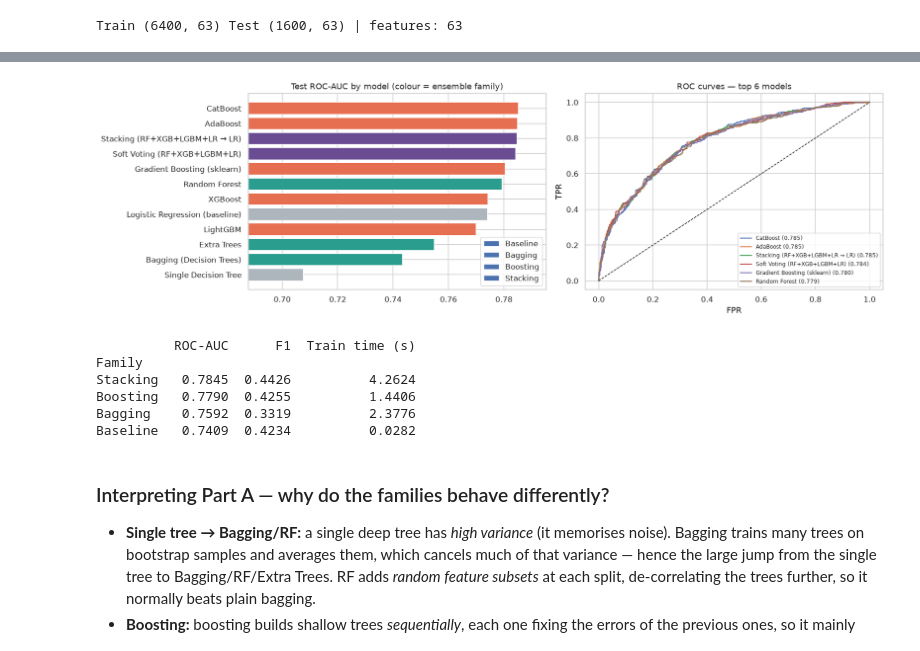
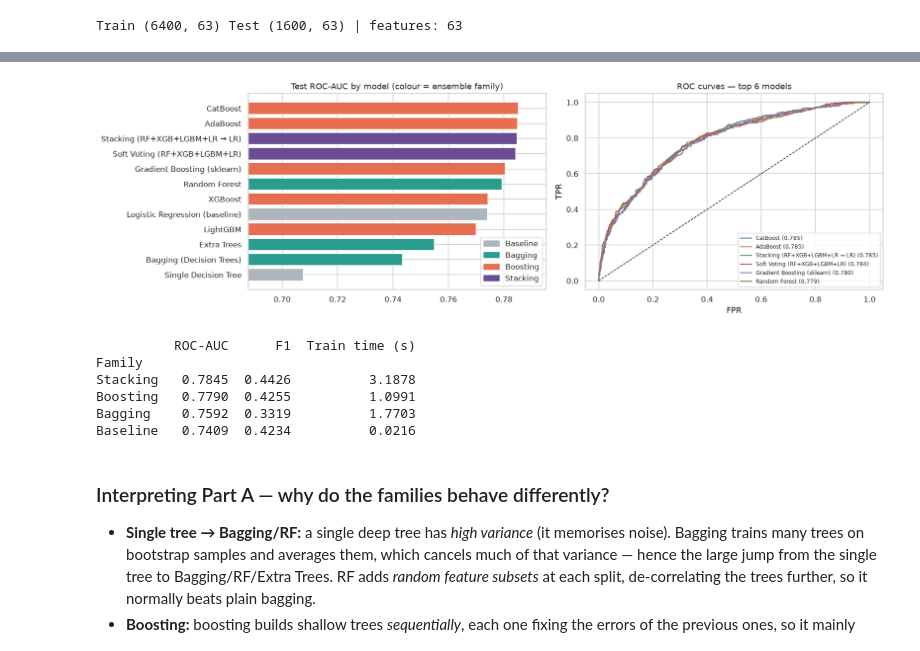
Before and after one commit to navo1212/lanka-ensemble-lab, a Jupyter notebook: LankaEnsemble_Lab.ipynb, the cells around one changed output, grey strips where cells are left out. Drawn from its saved outputs; the diff is of its cells as text; code cells hidden in the pictures.

```diff
--- a/LankaEnsemble_Lab.ipynb
+++ b/LankaEnsemble_Lab.ipynb
@@ -459,25 +459,25 @@ Soft Voting (RF+XGB+LGBM+LR)           AUC=0.7842  F1=0.434  (1.3s)
 # %%
 fam_colors = {"Baseline": "#adb5bd", "Bagging": "#2a9d8f", "Boosting": "#e76f51", "Stacking": "#6a4c93"}
 fig, ax = plt.subplots(1, 2, figsize=(16, 5))
 a = arena.sort_values("ROC-AUC")
 ax[0].barh(a.Model, a["ROC-AUC"], color=[fam_colors[f] for f in a.Family])
 ax[0].set_xlim(a["ROC-AUC"].min() - 0.02, a["ROC-AUC"].max() + 0.01); ax[0].set_title("Test ROC-AUC by model (colour = ensemble family)")
-for f, c in fam_colors.items(): ax[0].barh([], [], color=c, label=f)
-ax[0].legend(loc="lower right")
+from matplotlib.patches import Patch
+ax[0].legend(handles=[Patch(color=c, label=f) for f, c in fam_colors.items()], loc="lower right")
 for name in arena.Model[:6]:
     fpr, tpr, _ = roc_curve(yc_te, probs[name]); ax[1].plot(fpr, tpr, label=f"{name} ({roc_auc_score(yc_te, probs[name]):.3f})")
 ax[1].plot([0, 1], [0, 1], "k--", lw=1); ax[1].set_title("ROC curves — top 6 models"); ax[1].set_xlabel("FPR"); ax[1].set_ylabel("TPR"); ax[1].legend(fontsize=8)
 plt.tight_layout(); plt.show()
 
 print(arena.groupby("Family")[["ROC-AUC", "F1", "Train time (s)"]].mean().sort_values("ROC-AUC", ascending=False).round(4))
 # %% [output]
-[figure, old version]
+[figure, new version]
           ROC-AUC      F1  Train time (s)
 Family
-Stacking   0.7845  0.4426          4.2624
-Boosting   0.7790  0.4255          1.4406
-Bagging    0.7592  0.3319          2.3776
-Baseline   0.7409  0.4234          0.0282
+Stacking   0.7845  0.4426          3.1878
+Boosting   0.7790  0.4255          1.0991
+Bagging    0.7592  0.3319          1.7703
+Baseline   0.7409  0.4234          0.0216
 # %% [markdown]
 ### Interpreting Part A — why do the families behave differently?
 * **Single tree → Bagging/RF:** a single deep tree has *high variance* (it memorises noise). Bagging trains many trees on bootstrap samples and averages them, which cancels much of that variance — hence the large jump from the single tree to Bagging/RF/Extra Trees. RF adds *random feature subsets* at each split, de-correlating the trees further, so it normally beats plain bagging.
```
Also changed, not shown: parts of 5 cells of this notebook, 1 other file.
